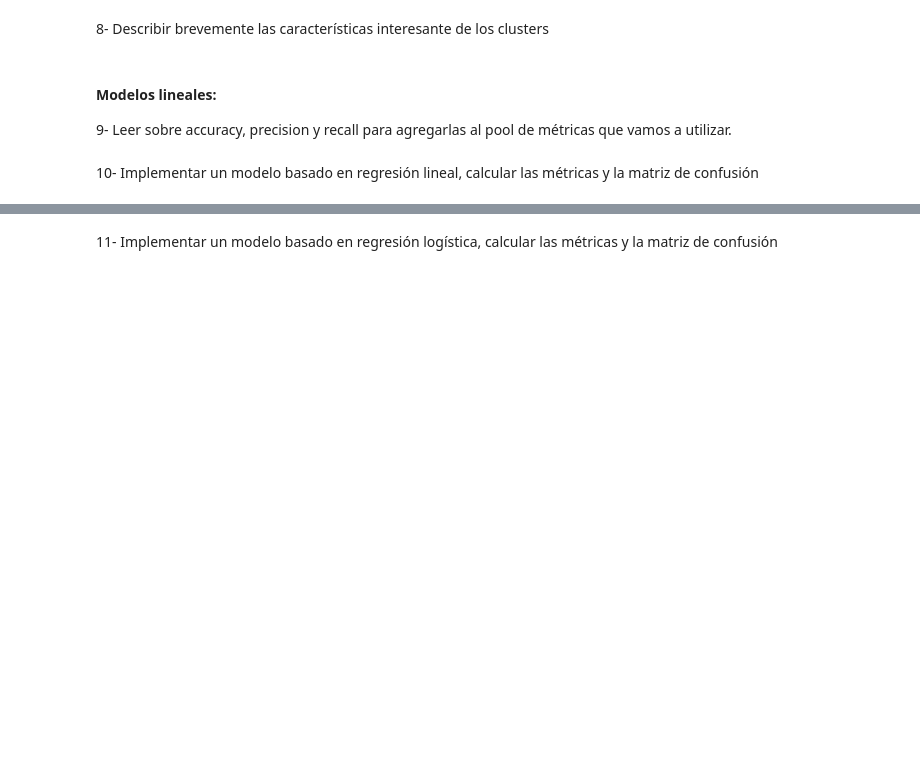
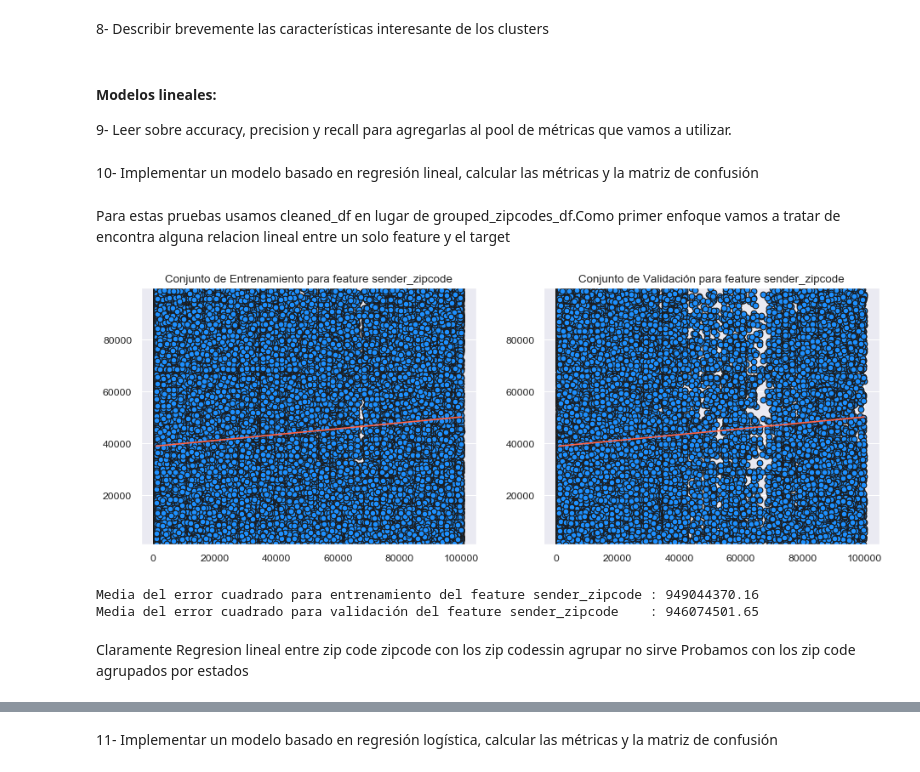
Before and after one commit to manquius/series_temporales, a Jupyter notebook: practico3_migue.ipynb, the cells around one changed output, grey strips where cells are left out. Cells and saved outputs as stored; diff of their text form; code cells hidden in the pictures; blank space fills up the shorter version.

Commit message:
SE agrega un poco de regresion lineal

```diff
--- a/practico3_migue.ipynb
+++ b/practico3_migue.ipynb
@@ -350,3 +348,6 @@ features = cleaned_df[['service', 'sender_zipcode', 'receiver_zipcode']].copy()
+# %% [markdown]
+Para estas pruebas usamos cleaned_df en lugar de grouped_zipcodes_df.Como primer enfoque vamos a tratar
+de encontra alguna relacion lineal entre un solo feature y el target
 # %%
 # but it couldn be useful for you depending on your approach)
 from sklearn.linear_model import LinearRegression
@@ -365,0 +364,41 @@ y_pred = linear_reg.predict(X_test)
+# %%
+def plot_lineal_regression(X_train_feature, y_train, X_val_feature, y_val):
+
+    plt.figure(figsize=(14, 5), dpi= 80, facecolor='w', edgecolor='k')
+
+    X_range_start = np.min(np.r_[X_train_feature, X_val_feature])
+    X_range_stop = np.max(np.r_[X_train_feature, X_val_feature])
+    y_range_start = np.min(np.r_[y_train, y_val])
+    y_range_stop = np.max(np.r_[y_train, y_val])
+    X_linspace = np.linspace(X_range_start, X_range_stop, 200).reshape(-1, 1)
+
+    # Conjunto de entrenamiento
+    plt.subplot(1, 2, 1)
+    plt.scatter(X_train_feature, y_train, facecolor="dodgerblue", edgecolor="k", label="datos")
+    plt.plot(X_linspace, linear_reg.predict(X_linspace), color="tomato", label="modelo")
+    plt.ylim(y_range_start, y_range_stop)
+    plt.title(f"Conjunto de Entrenamiento para feature {selected_feature}")
+
+    # Conjunto de validación
+    plt.subplot(1, 2, 2)
+    plt.scatter(X_val_feature, y_val, facecolor="dodgerblue", edgecolor="k", label="datos")
+    plt.plot(X_linspace, linear_reg.predict(X_linspace), color="tomato", label="modelo")
+    plt.ylim(y_range_start, y_range_stop)
+    plt.title(f"Conjunto de Validación para feature {selected_feature}")
+
+    plt.show()
+
+    mean_squared_training_error = mean_squared_error(y_train, linear_reg.predict(X_train_feature))
+    print(f'Media del error cuadrado para entrenamiento del feature {selected_feature} : {mean_squared_training_error:.2f}')
+
+    mean_squared_val_error = mean_squared_error(y_val, linear_reg.predict(X_val_feature))
+    print(f'Media del error cuadrado para validación del feature {selected_feature}    : {mean_squared_val_error:.2f}')
+# %%
+plot_lineal_regression(X_train, y_train, X_test, y_test)
+# %% [output]
+[figure, added]
+Media del error cuadrado para entrenamiento del feature sender_zipcode : 949044370.16
+Media del error cuadrado para validación del feature sender_zipcode    : 946074501.65
+# %% [markdown]
+Claramente Regresion lineal entre zip code zipcode con los zip codessin agrupar no sirve
+Probamos con los zip code agrupados por estados
```
Also changed, not shown: parts of 26 cells of this notebook.
